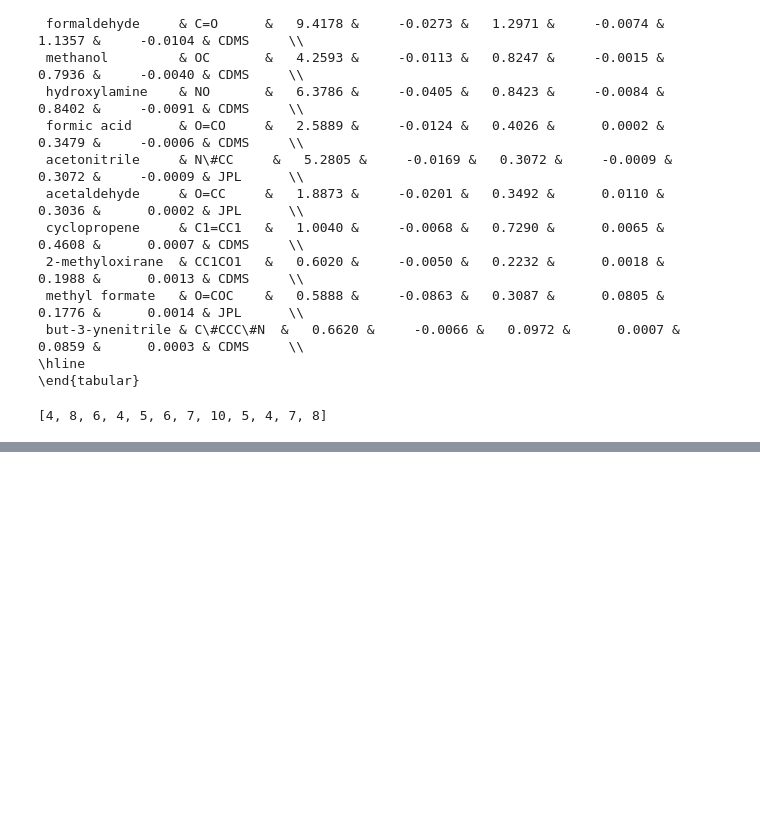
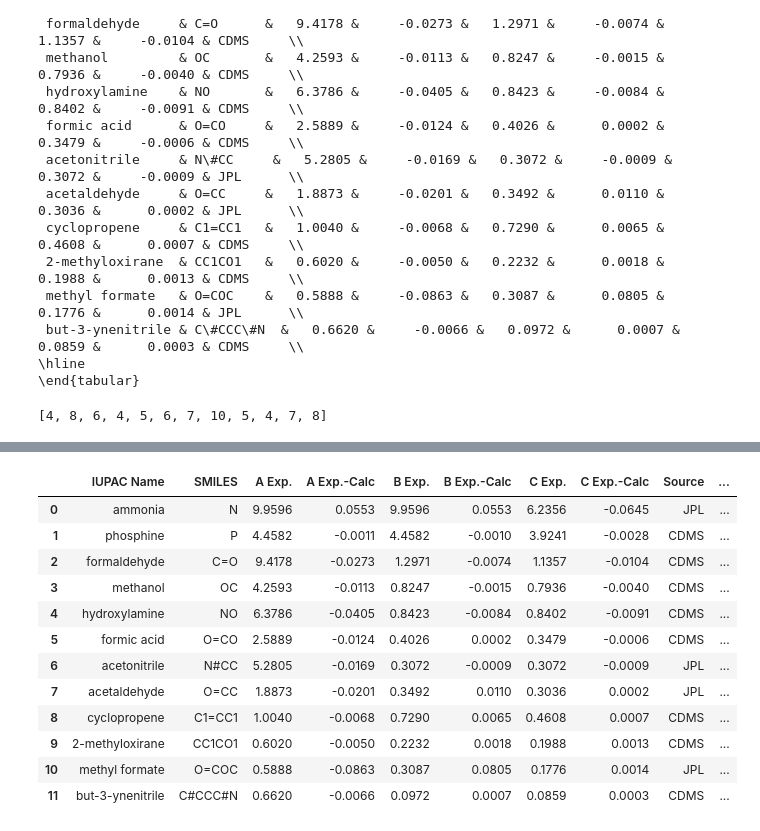
Before and after one commit to mpettyjo/4_BigData, a Jupyter notebook: Plots/CompareSplattoRotConts.ipynb, the cells around one changed output, grey strips where cells are left out. Drawn from its saved outputs; the diff is of its cells as text; code cells hidden in the pictures; blank space fills up the shorter version.

```diff
--- a/Plots/CompareSplattoRotConts.ipynb
+++ b/Plots/CompareSplattoRotConts.ipynb
@@ -394,0 +419,16 @@ print(num_atoms_list)
+# %%
+data_compare
+# %% [output]
+|  | IUPAC Name | SMILES | A Exp. | A Exp.-Calc | B Exp. | B Exp.-Calc | C Exp. | C Exp.-Calc | Source | ... |
+| 0 | ammonia | N | 9.9596 | 0.0553 | 9.9596 | 0.0553 | 6.2356 | -0.0645 | JPL | ... |
+| 1 | phosphine | P | 4.4582 | -0.0011 | 4.4582 | -0.0010 | 3.9241 | -0.0028 | CDMS | ... |
+| 2 | formaldehyde | C=O | 9.4178 | -0.0273 | 1.2971 | -0.0074 | 1.1357 | -0.0104 | CDMS | ... |
+| 3 | methanol | OC | 4.2593 | -0.0113 | 0.8247 | -0.0015 | 0.7936 | -0.0040 | CDMS | ... |
+| 4 | hydroxylamine | NO | 6.3786 | -0.0405 | 0.8423 | -0.0084 | 0.8402 | -0.0091 | CDMS | ... |
+| 5 | formic acid | O=CO | 2.5889 | -0.0124 | 0.4026 | 0.0002 | 0.3479 | -0.0006 | CDMS | ... |
+| 6 | acetonitrile | N#CC | 5.2805 | -0.0169 | 0.3072 | -0.0009 | 0.3072 | -0.0009 | JPL | ... |
+| 7 | acetaldehyde | O=CC | 1.8873 | -0.0201 | 0.3492 | 0.0110 | 0.3036 | 0.0002 | JPL | ... |
+| 8 | cyclopropene | C1=CC1 | 1.0040 | -0.0068 | 0.7290 | 0.0065 | 0.4608 | 0.0007 | CDMS | ... |
+| 9 | 2-methyloxirane | CC1CO1 | 0.6020 | -0.0050 | 0.2232 | 0.0018 | 0.1988 | 0.0013 | CDMS | ... |
+| 10 | methyl formate | O=COC | 0.5888 | -0.0863 | 0.3087 | 0.0805 | 0.1776 | 0.0014 | JPL | ... |
+| 11 | but-3-ynenitrile | C#CCC#N | 0.6620 | -0.0066 | 0.0972 | 0.0007 | 0.0859 | 0.0003 | CDMS | ... |
```
Also changed, not shown: parts of 14 cells of this notebook.
